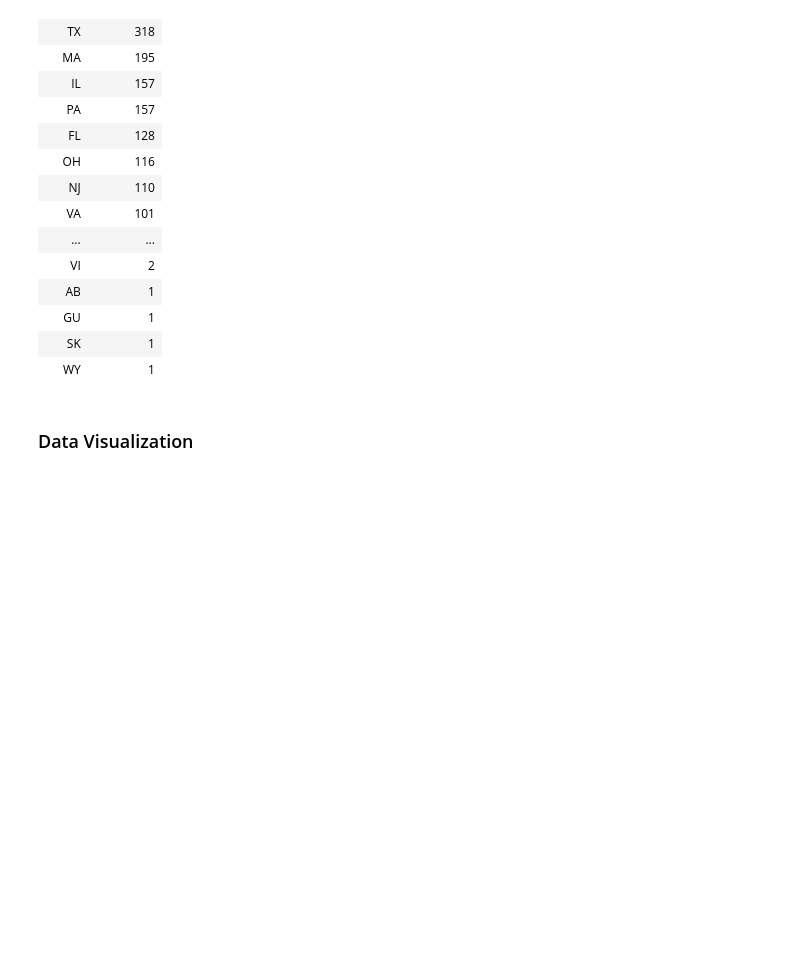
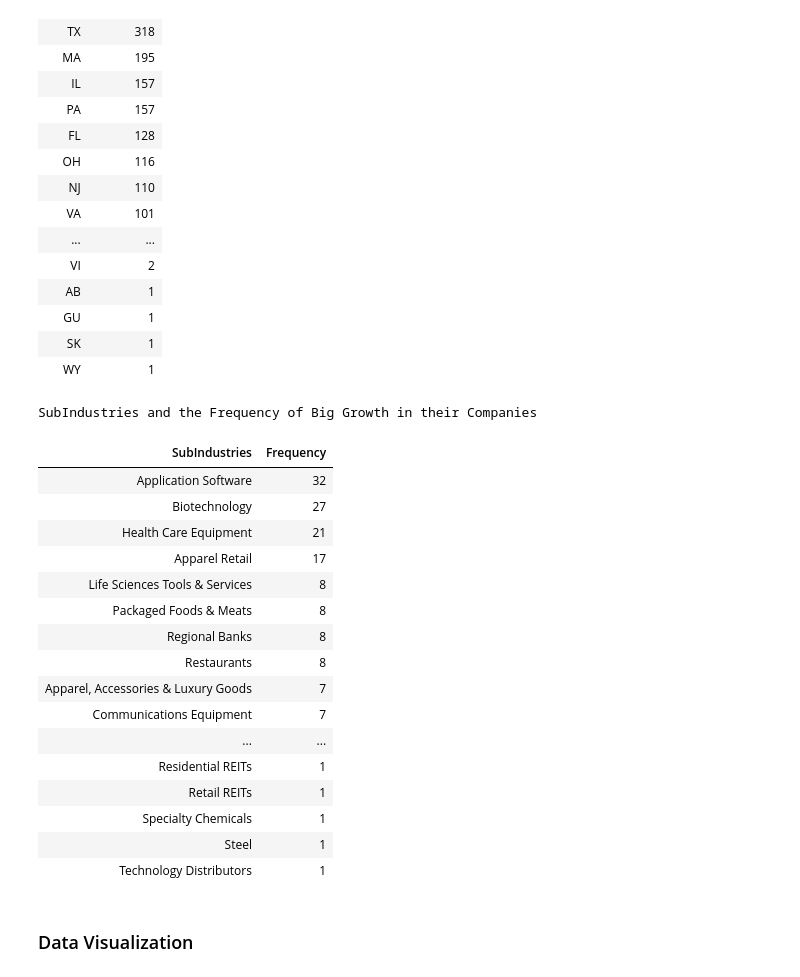
Before and after one commit to micahelinor/Data_Science, a Jupyter notebook: Projects/Advanced Business Analytics/Project A EDA.ipynb, the cells around one changed output. Cells and saved outputs as stored; diff of their text form; code cells hidden in the pictures; blank space fills up the shorter version.

Commit message:
finished doing descriptive statistics

```diff
--- a/Projects/Advanced Business Analytics/Project A EDA.ipynb
+++ b/Projects/Advanced Business Analytics/Project A EDA.ipynb
@@ -363,3 +362,34 @@ States and the Frequency of Big Growth in their Companies
+# %%
+# Present some additional interesting descriptive statistics.
+#data[order(-data$growth), c("conm", "xrdy.q1", "xrdy.q2", "xrdy.q3", "xrdy.q4")][1:50,]
+
+gic_code = read.csv("gics-map-2018.csv", header=TRUE, na.strings=c("NA", ""), stringsAsFactors=FALSE)
+industry_info = gic_code[, c("SectorId", "Sector", "SubIndustryId", "SubIndustry")]
+
+data = merge(data, industry_info, copy=False, by.x=c("gsector.q1", "gsubind.q1"), by.y=c("SectorId", "SubIndustryId"))
+
+subIndustries = count(data[(data$big_growth == "YES"), c("SubIndustry")])
+colnames(subIndustries) <- c("SubIndustries", "Frequency")
+fmt(subIndustries[(order(-subIndustries$Frequency)), ], title="SubIndustries and the Frequency of Big Growth in their Companies")
+# %% [output]
+SubIndustries and the Frequency of Big Growth in their Companies
+| SubIndustries | Frequency |
+| Application Software | 32 |
+| Biotechnology | 27 |
+| Health Care Equipment | 21 |
+| Apparel Retail | 17 |
+| Life Sciences Tools & Services | 8 |
+| Packaged Foods & Meats | 8 |
+| Regional Banks | 8 |
+| Restaurants | 8 |
+| Apparel, Accessories & Luxury Goods | 7 |
+| Communications Equipment | 7 |
+| ... | ... |
+| Residential REITs | 1 |
+| Retail REITs | 1 |
+| Specialty Chemicals | 1 |
+| Steel | 1 |
+| Technology Distributors | 1 |
 # %% [markdown]
 ### Data Visualization
 # %%
```
Also changed, not shown: parts of 3 cells of this notebook, 3 other files.
